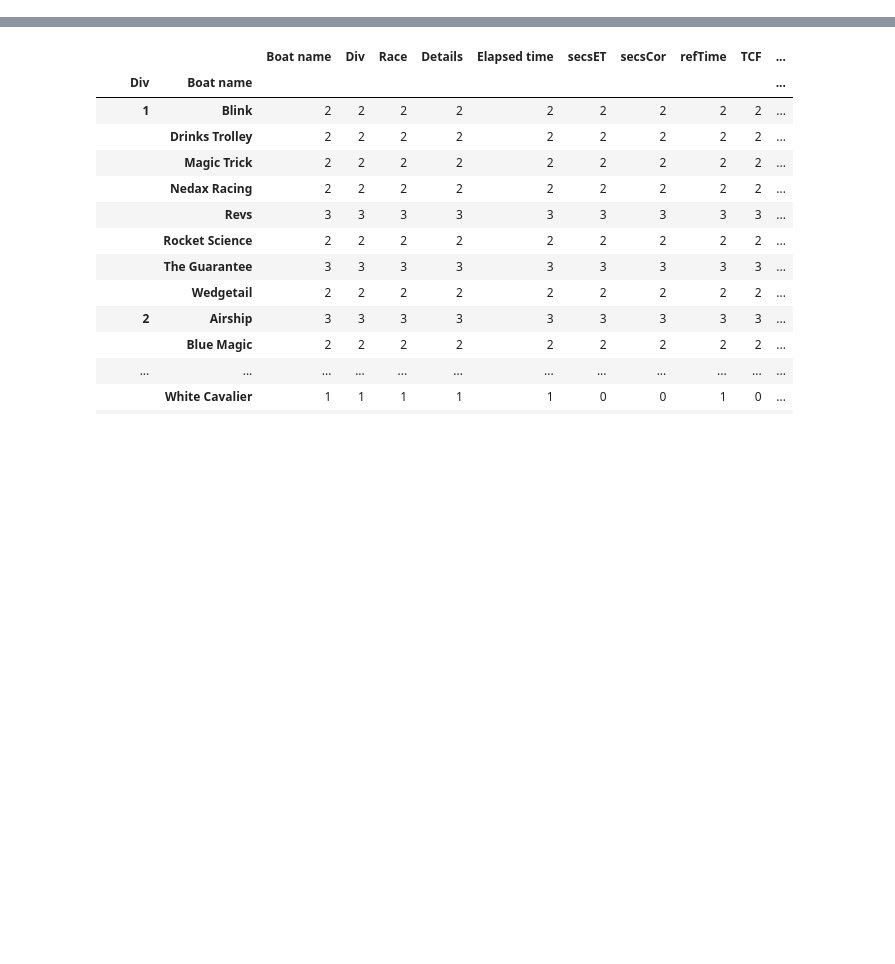
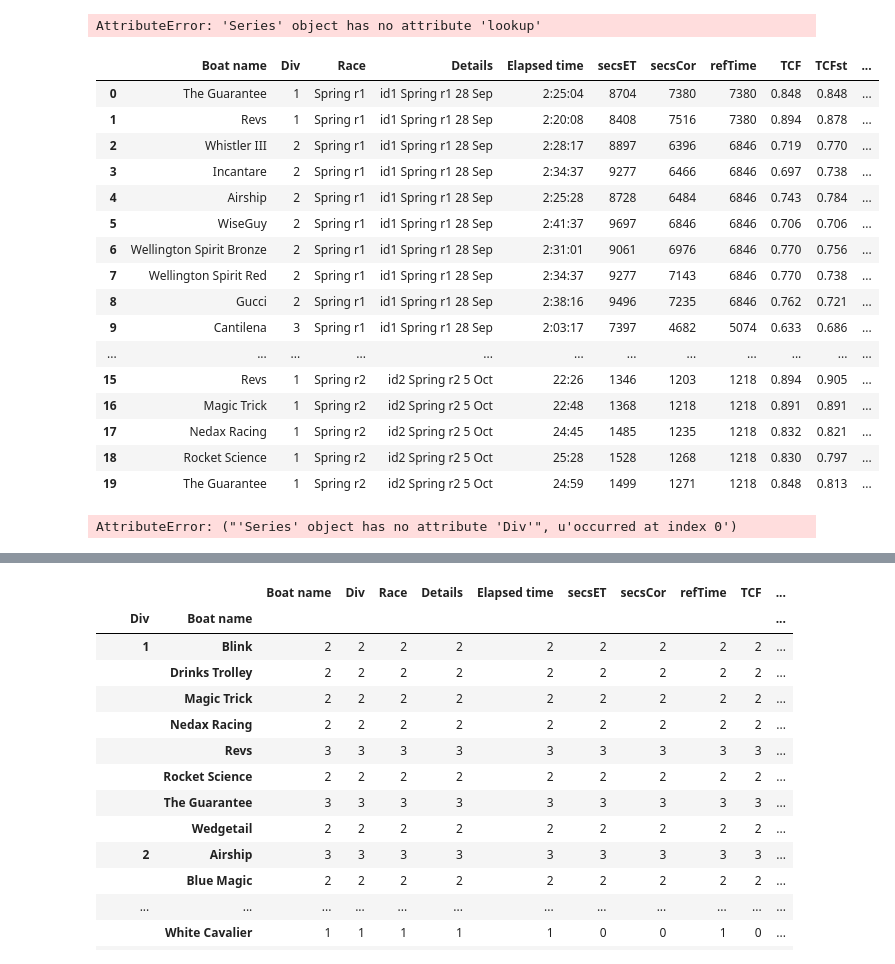
Before and after one commit to drphilbishop/RPNYC_race_analysis, a Jupyter notebook: testAnalysis.ipynb, the cells around one changed output, grey strips where cells are left out. Saved outputs shown, nothing was run; the diff lists cells and outputs as text; code cells hidden in the pictures; blank space fills up the shorter version.

```diff
--- a/testAnalysis.ipynb
+++ b/testAnalysis.ipynb
@@ -34,0 +55,18 @@ data.head()
+# %%
+# Figure out alternative reference time
+def ref_boat(df):
+    x = df.secsCor.dropna()                   # x is a series formed by extracting the secsCor column from df
+    x.sort()                                  # Ensure series x is sorted in order of ascending corrected seconds, secsCor
+    m = x.median()                            # m is the median value from x
+#    if (x==m).sum()==0:                       # (x==m) returns a boolean; the sum equals zero if no boat's time is the median
+#        refboat = x[x < m].tail(1).index[0]   # Let the last boat from those boats above the median be the reference boat
+#        reftime = int(x[x < m].tail(1).sum()) # Let the corrected time of the reference boat be the reference time
+#    else:
+#        refboat = x[x==m].index[0]            # Let median boat be the reference boat
+#        reftime = m                           # Let the corrected time of the reference boat (also the median time) be the reference time
+#    return refboat, reftime
+    return m
+
+#ref = data.groupby(['Div']).apply(lambda x: ref_boat(x))
+ref = data.groupby(['Div','Race']).apply(lambda x: ref_boat(x))
+ref
@@ -34,0 +125,29 @@ data.head()
+# %%
+reff=ref.reset_index().rename(columns={0:'median'})
+# %%
+# http://stackoverflow.com/questions/13893227/vectorized-look-up-of-values-in-pandas-dataframe
+
+# perhaps merge? df2.merge(df1)
+ref.lookup(data.Div,data.Race)
+# %% [output]
+AttributeError: 'Series' object has no attribute 'lookup'
+# %%
+data.merge(reff).head(20)
+# %% [output]
+|  | Boat name | Div | Race | Details | Elapsed time | secsET | secsCor | refTime | TCF | TCFst | ... |
+| 0 | The Guarantee | 1 | Spring r1 | id1 Spring r1 28 Sep | 2:25:04 | 8704 | 7380 | 7380 | 0.848 | 0.848 | ... |
+| 1 | Revs | 1 | Spring r1 | id1 Spring r1 28 Sep | 2:20:08 | 8408 | 7516 | 7380 | 0.894 | 0.878 | ... |
+| 2 | Whistler III | 2 | Spring r1 | id1 Spring r1 28 Sep | 2:28:17 | 8897 | 6396 | 6846 | 0.719 | 0.770 | ... |
+| 3 | Incantare | 2 | Spring r1 | id1 Spring r1 28 Sep | 2:34:37 | 9277 | 6466 | 6846 | 0.697 | 0.738 | ... |
+| 4 | Airship | 2 | Spring r1 | id1 Spring r1 28 Sep | 2:25:28 | 8728 | 6484 | 6846 | 0.743 | 0.784 | ... |
+| 5 | WiseGuy | 2 | Spring r1 | id1 Spring r1 28 Sep | 2:41:37 | 9697 | 6846 | 6846 | 0.706 | 0.706 | ... |
+| 6 | Wellington Spirit Bronze | 2 | Spring r1 | id1 Spring r1 28 Sep | 2:31:01 | 9061 | 6976 | 6846 | 0.770 | 0.756 | ... |
+| 7 | Wellington Spirit Red | 2 | Spring r1 | id1 Spring r1 28 Sep | 2:34:37 | 9277 | 7143 | 6846 | 0.770 | 0.738 | ... |
+| 8 | Gucci | 2 | Spring r1 | id1 Spring r1 28 Sep | 2:38:16 | 9496 | 7235 | 6846 | 0.762 | 0.721 | ... |
+| 9 | Cantilena | 3 | Spring r1 | id1 Spring r1 28 Sep | 2:03:17 | 7397 | 4682 | 5074 | 0.633 | 0.686 | ... |
+| ... | ... | ... | ... | ... | ... | ... | ... | ... | ... | ... | ... |
+| 15 | Revs | 1 | Spring r2 | id2 Spring r2 5 Oct | 22:26 | 1346 | 1203 | 1218 | 0.894 | 0.905 | ... |
+| 16 | Magic Trick | 1 | Spring r2 | id2 Spring r2 5 Oct | 22:48 | 1368 | 1218 | 1218 | 0.891 | 0.891 | ... |
+| 17 | Nedax Racing | 1 | Spring r2 | id2 Spring r2 5 Oct | 24:45 | 1485 | 1235 | 1218 | 0.832 | 0.821 | ... |
+| 18 | Rocket Science | 1 | Spring r2 | id2 Spring r2 5 Oct | 25:28 | 1528 | 1268 | 1218 | 0.830 | 0.797 | ... |
+| 19 | The Guarantee | 1 | Spring r2 | id2 Spring r2 5 Oct | 24:59 | 1499 | 1271 | 1218 | 0.848 | 0.813 | ... |
@@ -34,0 +157,5 @@ data.head()
+# %%
+data.apply(lambda x: get_ref(x),axis=1)
+#data['refTime'] = data['Div'].map(lambda x: reference.ix[x,'refTime'])
+# %% [output]
+AttributeError: ("'Series' object has no attribute 'Div'", u'occurred at index 0')
```
Also changed, not shown: parts of 13 cells of this notebook, 1 other file.
